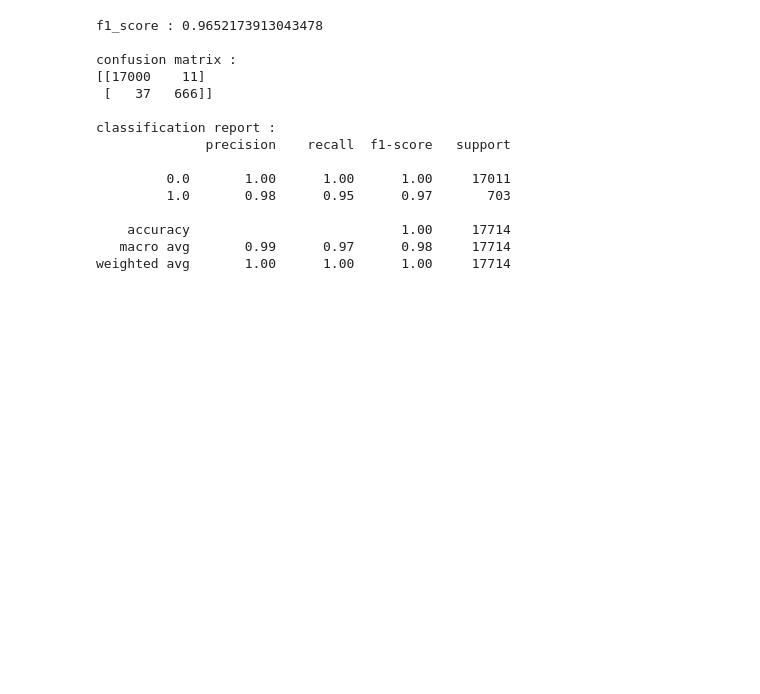
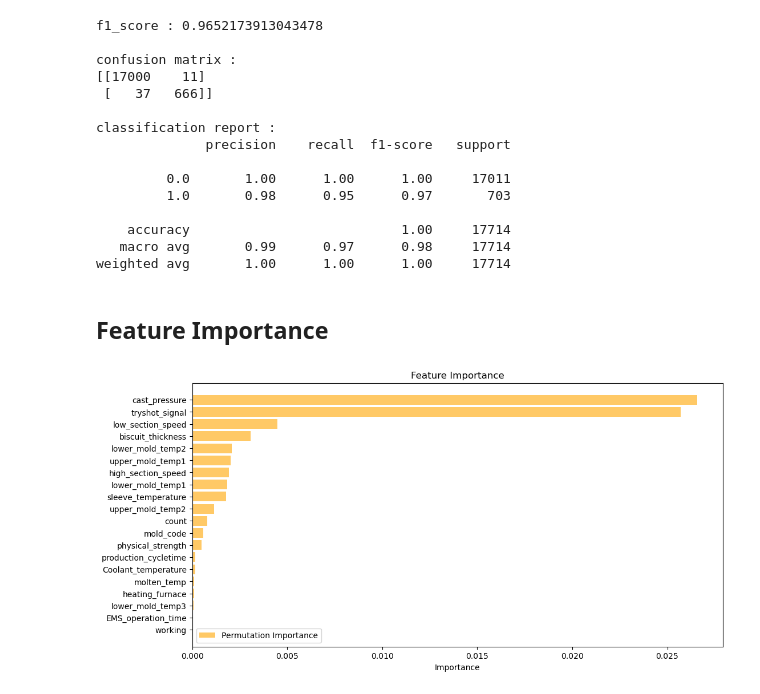
Before and after one commit to greatsangho/2024-Kamp-Competition, a Jupyter notebook: KampVoter.ipynb, the cells around one changed output. Cells and saved outputs as stored; diff of their text form; code cells hidden in the pictures; blank space fills up the shorter version.

Commit message:
Best KampVoter (test f1 score 0.9652)

```diff
--- a/KampVoter.ipynb
+++ b/KampVoter.ipynb
@@ -383,3 +386,23 @@ classification report :
     accuracy                           1.00     17714
    macro avg       0.99      0.97      0.98     17714
 weighted avg       1.00      1.00      1.00     17714
+# %% [markdown]
+## Feature Importance
+# %%
+# Permutation Importance 사용
+perm_importance = permutation_importance(kamp_voter.voting_classifier, x_test, y_test, n_repeats=30, random_state=42)
+
+sorted_indices_perm = np.argsort(perm_importance.importances_mean)
+
+# 4. 시각화
+feature_names = x_test.columns.tolist()
+plt.figure(figsize=(12, 6))
+# plt.barh(x_test.columns.tolist(), perm_importance.importances_mean, align='center', label='Permutation Importance', color='orange', alpha=0.6)
+plt.barh(np.array(feature_names)[sorted_indices_perm], perm_importance.importances_mean[sorted_indices_perm],
+         align='center', label='Permutation Importance', color='orange', alpha=0.6)
+plt.xlabel('Importance')
+plt.title('Feature Importance')
+plt.legend()
+plt.show()
+# %% [output]
+[figure, added]
```
Also changed, not shown: parts of 5 cells of this notebook, 7 other files.
